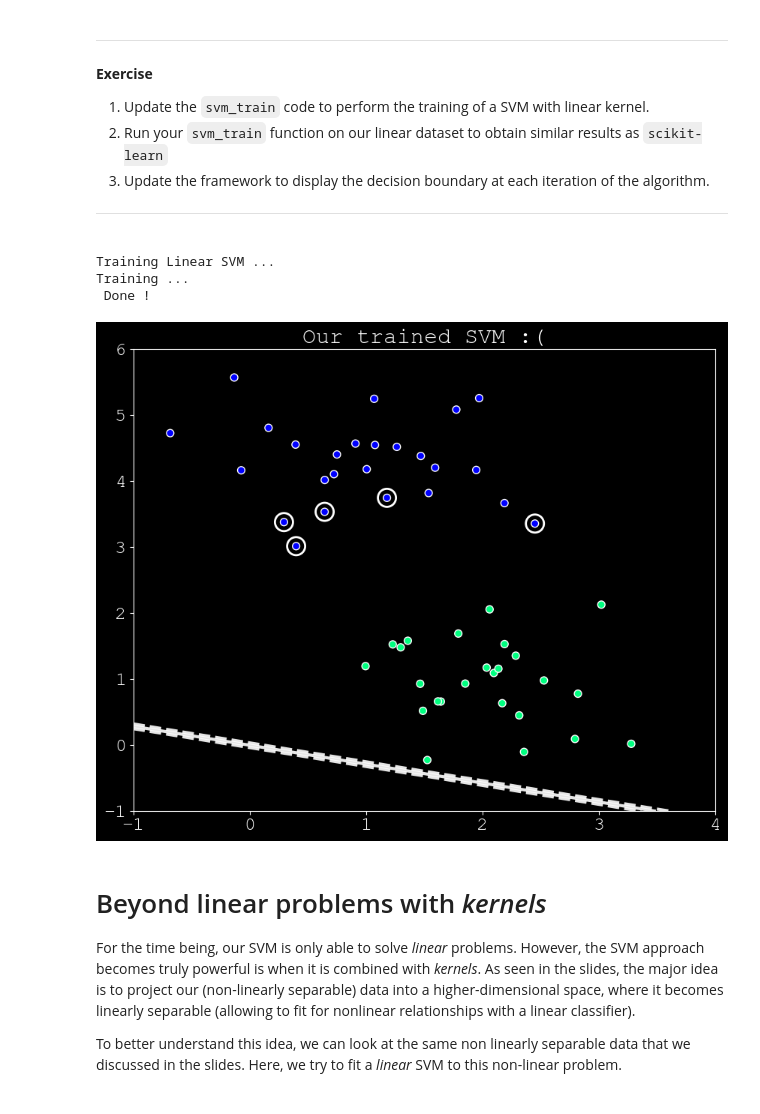
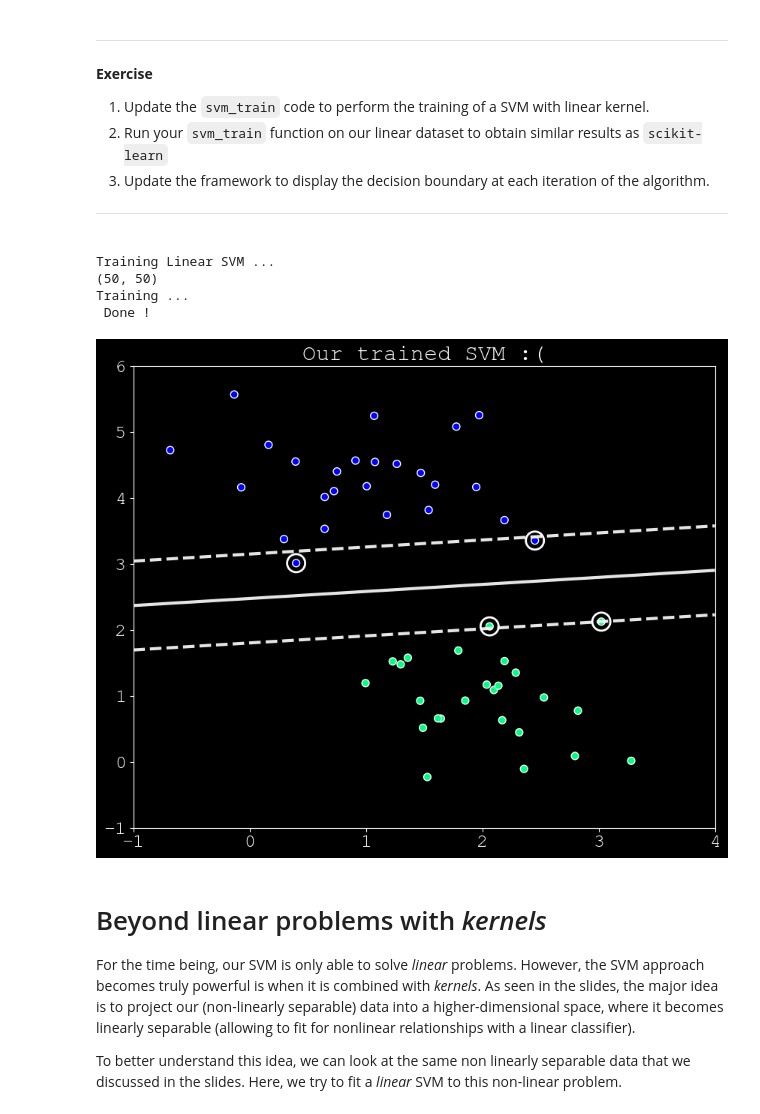
Before and after one commit to peladeaucome/atiam_ml, a Jupyter notebook: 03_support_vector_machines.ipynb, the cells around one changed output. Drawn from its saved outputs; the diff is of its cells as text; code cells hidden in the pictures.

```diff
--- a/03_support_vector_machines.ipynb
+++ b/03_support_vector_machines.ipynb
@@ -447,6 +447,7 @@ def svm_train(X, Y_b, C, kernel_type, tol=1e-3, max_iter=5):
 
     # Pre-compute the kernel matrix (in practice, the optimized packages will _not_ do this)
     K = np.array(kernel(X, X.transpose(), kernel_type))
+    print(np.shape(K))
     # Train
     print('Training ...')
     while passes < max_iter:
@@ -461,27 +462,27 @@ def svm_train(X, Y_b, C, kernel_type, tol=1e-3, max_iter=5):
             ######################
 
             #Calculate E[i]
-            E[i] = np.sum(alphas.T*Y.T*K[i])+b  - Y[i]
-            if ((Y[i]*E[i]<-tol and alphas[i]<C) or (Y[i]*E[i]>tol and alphas[i]>0)):
+            E[i] = np.sum(alphas[:,0]*Y.T*K[i])+b  - Y[i]
+            if ((Y[i]*E[i]<-tol and alphas[i,0]<C) or (Y[i]*E[i]>tol and alphas[i,0]>0)):
                 #Select j!=i
                 j=np.random.randint(m)
                 while j==i:
                     j = np.random.randint(m)
 
                 #calculate E[j]
-                E[j] = np.sum(alphas.T*Y.T*K[j])+b - Y[j]
+                E[j] = np.sum(alphas[:,0]*Y.T*K[j])+b - Y[j]
 
                 #Save old alphas
-                alpha_i_old = alphas[i]
-                alpha_j_old = alphas[j]
+                alpha_i_old = alphas[i,0]
+                alpha_j_old = alphas[j,0]
 
                 #Compute L and H
                 if Y[i]!=Y[j]:
-                    L = np.maximum(0, alphas[j] - alphas[i])
-                    H = np.minimum(C, C + alphas[j] - alphas[i])
+                    L = np.maximum(0, alphas[j,0] - alphas[i,0])
+                    H = np.minimum(C, C + alphas[j,0] - alphas[i,0])
                 else:
-                    L = np.maximum(0, alphas[j] + alphas[i] - C)
-                    H = np.minimum(C, alphas[j] + alphas[i])
+                    L = np.maximum(0, alphas[j,0] + alphas[i,0] - C)
+                    H = np.minimum(C, alphas[j,0] + alphas[i,0])
 
                 if L==H:
                     continue
@@ -494,25 +495,25 @@ def svm_train(X, Y_b, C, kernel_type, tol=1e-3, max_iter=5):
 
                 #Compute new and clip value for alphas[j]
                 alphas[j] -= Y[j]*(E[i] - E[j])/eta
-                if alphas[j]>H:
-                    alphas[j] = H
-                elif alphas[j]<L:
-                    alphas[j] = L
+                if alphas[j,0]>H:
+                    alphas[j,0] = H
+                elif alphas[j,0]<L:
+                    alphas[j,0] = L
 
-                if np.abs(alphas[j] - alpha_j_old)<1e-5:
+                if np.abs(alphas[j,0] - alpha_j_old)<1e-5:
                     continue
 
                 #Determine value for alphas[i]
-                alphas[i] += Y[i]*Y[j]*(alpha_j_old - alphas[j])
+                alphas[i,0] += Y[i]*Y[j]*(alpha_j_old - alphas[j,0])
 
                 #Compute b1 and b2
-                b1 = b - E[i] - Y[i]*(alphas[i] - alpha_i_old)*K[i,i] - Y[j]*(alphas[j] - alpha_j_old)*K[i,j]
-                b2 = b - E[j] - Y[i]*(alphas[i] - alpha_i_old)*K[i,j] - Y[j]*(alphas[j] - alpha_j_old)*K[j,j]
+                b1 = b - E[i] - Y[i]*(alphas[i,0] - alpha_i_old)*K[i,i] - Y[j]*(alphas[j,0] - alpha_j_old)*K[i,j]
+                b2 = b - E[j] - Y[i]*(alphas[i,0] - alpha_i_old)*K[i,j] - Y[j]*(alphas[j,0] - alpha_j_old)*K[j,j]
 
                 #Compute b
-                if alphas[i]>0 and C>alphas[i]:
+                if alphas[i,0]>0 and C>alphas[i,0]:
                     b=b1
-                elif  alphas[j]>0 and C>alphas[j]:
+                elif  alphas[j,0]>0 and C>alphas[j,0]:
                     b=b2
                 else:
                     b = (b1+b2)/2
@@ -532,36 +533,37 @@ def svm_train(X, Y_b, C, kernel_type, tol=1e-3, max_iter=5):
     model["alphas"] = alphas[idx,0]*Y[idx]
     model["kernel"] = kernel
     return model
 
 # Training Linear SVM
 print('Training Linear SVM ...')
 # Parameters of the training
-C = 2                  # C regularization value
+C = 1                  # C regularization value
 tolerance = 1e-5       # Tolerance value for thresholds
-nb_iterations = 100      # Number of iterations
+nb_iterations = 50      # Number of iterations
 # Perform the training (try to fiddle the previous values to see effect).
 model = svm_train(X, y, C, 'linear', tolerance, nb_iterations);
 # Evaluate the decision function
 ax = plt.figure(figsize=(10, 8)).gca()
 ax.scatter(X[:, 0], X[:, 1], c=y, s=50, edgecolor = 'w', cmap='winter')
 ax.set_xlim(-1, 4); ax.set_ylim(-1, 6)
 xlim = ax.get_xlim(); ylim = ax.get_ylim()
 # Create grid to evaluate model
 x = np.linspace(xlim[0], xlim[1], 30)
 yp = np.linspace(ylim[0], ylim[1], 30)
 Y, Xp = np.meshgrid(yp, x)
 xy = np.vstack([Xp.ravel(), Y.ravel()]).T
 P = decision_function(model, xy.transpose())
 P = P.reshape((30, 30))
 # plot decision boundary and margins
 ax.contour(Xp, Y, P, colors='w',levels=[-1, 0, 1], alpha=0.9,linestyles=['--', '-', '--'])
 ax.scatter(model["x"][:, 0], model["x"][:, 1],s=300, linewidth=2, edgecolor='w', facecolors='none');
 plt.title('Our trained SVM :(');
 # %% [output]
 Training Linear SVM ...
+(50, 50)
 Training ...
  Done !
-[figure, old version]
+[figure, new version]
 # %% [markdown]
 # Beyond linear problems with _kernels_
 
```
Also changed, not shown: parts of 4 cells of this notebook, 5 other files.
